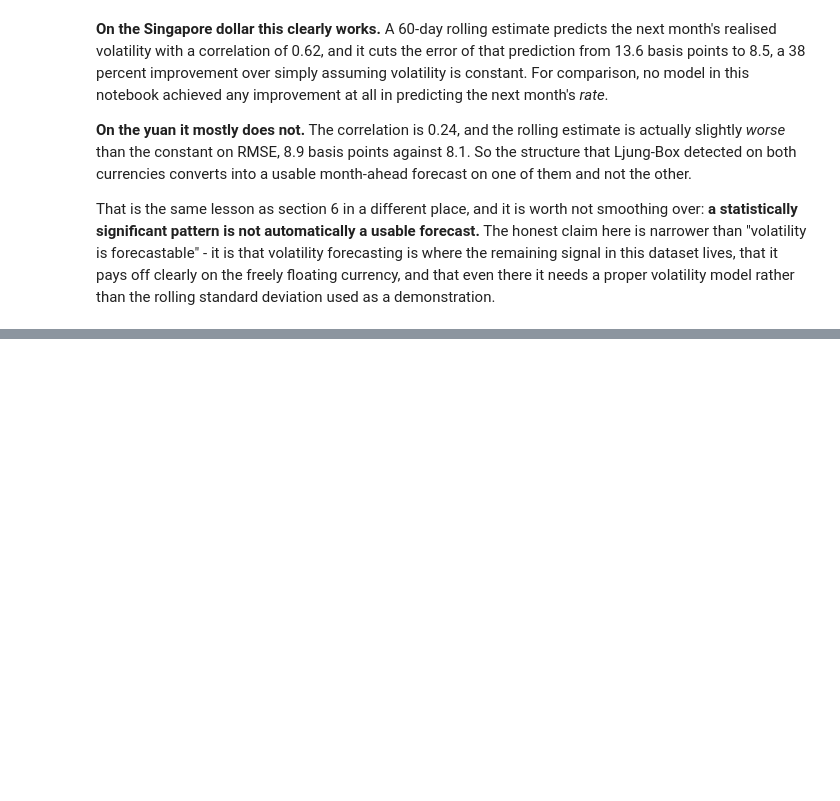
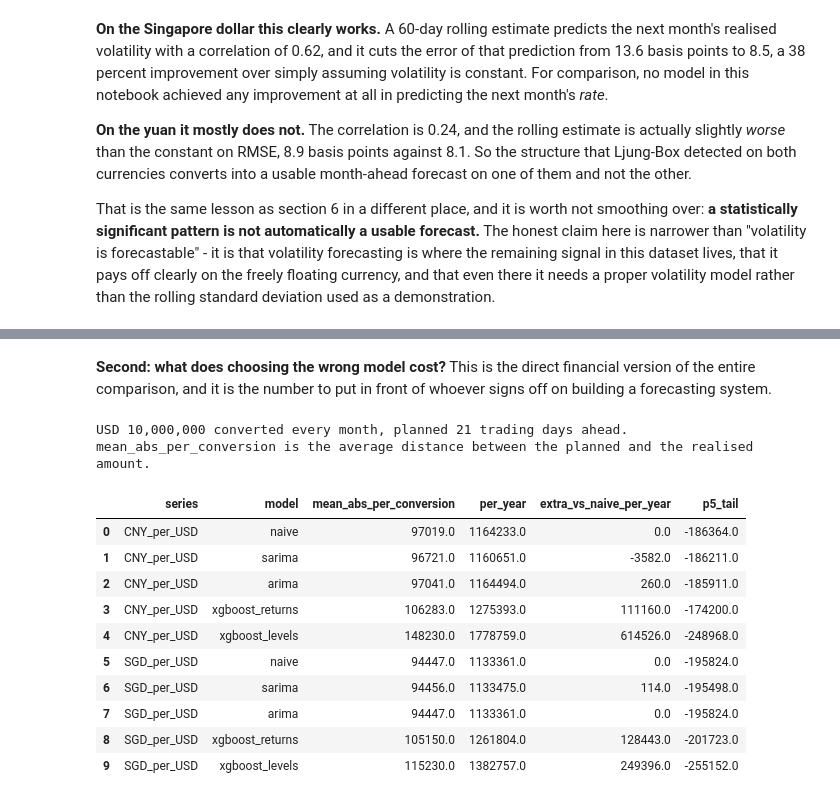
Before and after one commit to sergey-kasatov/fx-random-walk-benchmark, a Jupyter notebook: notebooks/03_backtest_models_vs_random_walk.ipynb, the cells around one changed output, grey strips where cells are left out. Drawn from its saved outputs; the diff is of its cells as text; code cells hidden in the pictures; blank space fills up the shorter version.

```diff
--- a/notebooks/03_backtest_models_vs_random_walk.ipynb
+++ b/notebooks/03_backtest_models_vs_random_walk.ipynb
@@ -707,0 +780,42 @@ one made is explained almost entirely by how far it moved away from it.**
+# %% [markdown]
+**Second: what does choosing the wrong model cost?** This is the direct financial version of the entire
+comparison, and it is the number to put in front of whoever signs off on building a forecasting system.
+# %%
+# The other half of the brief's risk question: what does choosing the wrong model cost?
+# Same exposure, monthly conversion, scored on the 21-day horizon.
+CONVERSIONS_PER_YEAR = 12
+
+rows = []
+for series in sorted(predictions["series"].unique()):
+    baseline = np.abs(money_error(series, 21, "naive")).mean()
+    for model in ["naive", "sarima", "arima", "xgboost_returns", "xgboost_levels"]:
+        errors = money_error(series, 21, model)
+        mean_abs = np.abs(errors).mean()
+        rows.append({
+            "series": series,
+            "model": model,
+            "mean_abs_per_conversion": mean_abs,
+            "per_year": mean_abs * CONVERSIONS_PER_YEAR,
+            "extra_vs_naive_per_year": (mean_abs - baseline) * CONVERSIONS_PER_YEAR,
+            "p5_tail": np.percentile(errors, 5),
+        })
+
+cost = pd.DataFrame(rows)
+print(f"USD {NOTIONAL_USD:,} converted every month, planned 21 trading days ahead.")
+print("mean_abs_per_conversion is the average distance between the planned and the realised amount.")
+print()
+cost.round(0)
+# %% [output]
+USD 10,000,000 converted every month, planned 21 trading days ahead.
+mean_abs_per_conversion is the average distance between the planned and the realised amount.
+|  | series | model | mean_abs_per_conversion | per_year | extra_vs_naive_per_year | p5_tail |
+| 0 | CNY_per_USD | naive | 97019.0 | 1164233.0 | 0.0 | -186364.0 |
+| 1 | CNY_per_USD | sarima | 96721.0 | 1160651.0 | -3582.0 | -186211.0 |
+| 2 | CNY_per_USD | arima | 97041.0 | 1164494.0 | 260.0 | -185911.0 |
+| 3 | CNY_per_USD | xgboost_returns | 106283.0 | 1275393.0 | 111160.0 | -174200.0 |
+| 4 | CNY_per_USD | xgboost_levels | 148230.0 | 1778759.0 | 614526.0 | -248968.0 |
+| 5 | SGD_per_USD | naive | 94447.0 | 1133361.0 | 0.0 | -195824.0 |
+| 6 | SGD_per_USD | sarima | 94456.0 | 1133475.0 | 114.0 | -195498.0 |
+| 7 | SGD_per_USD | arima | 94447.0 | 1133361.0 | 0.0 | -195824.0 |
+| 8 | SGD_per_USD | xgboost_returns | 105150.0 | 1261804.0 | 128443.0 | -201723.0 |
+| 9 | SGD_per_USD | xgboost_levels | 115230.0 | 1382757.0 | 249396.0 | -255152.0 |
```
Also changed, not shown: parts of 9 cells of this notebook, 2 other files.
